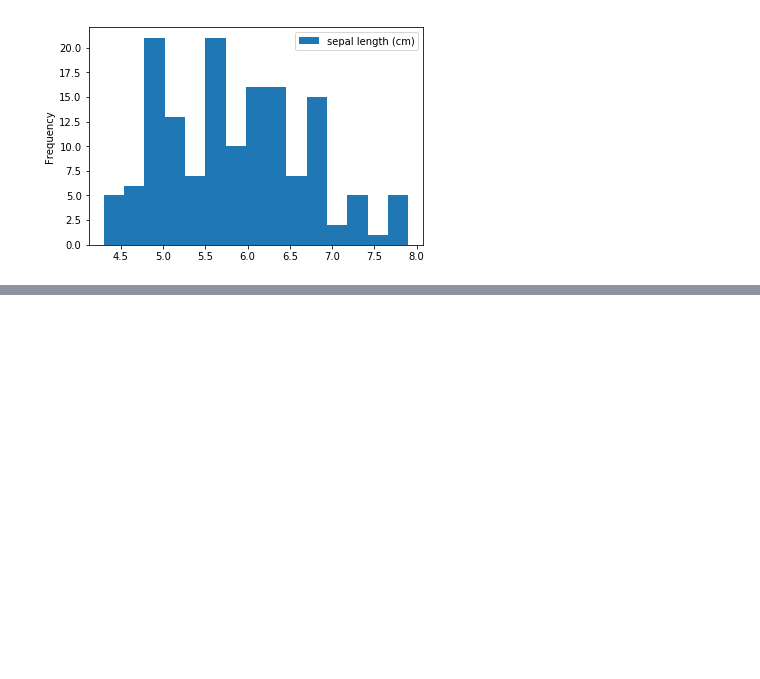
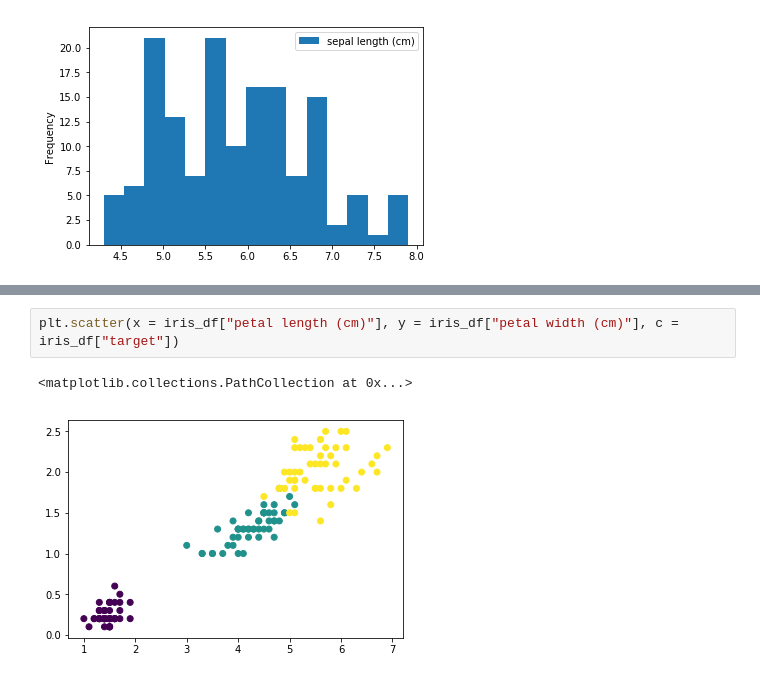
Before and after one commit to drsenri/Training_of_data_science, a Jupyter notebook: tutorial/02_データハンドリングの練習.ipynb, the cells around one changed output, grey strips where cells are left out. Saved outputs shown, nothing was run; the diff lists cells and outputs as text; blank space fills up the shorter version.

```diff
--- a/tutorial/02_データハンドリングの練習.ipynb
+++ b/tutorial/02_データハンドリングの練習.ipynb
@@ -104,0 +139,5 @@ iris_df.corr() # 相関係数を出力する (デフォルトはpearson)
+# %%
+plt.scatter(x = iris_df["petal length (cm)"], y = iris_df["petal width (cm)"], c = iris_df["target"])
+# %% [output]
+<matplotlib.collections.PathCollection at 0x...>
+[figure, added]
```
Also changed, not shown: parts of 24 cells of this notebook.
